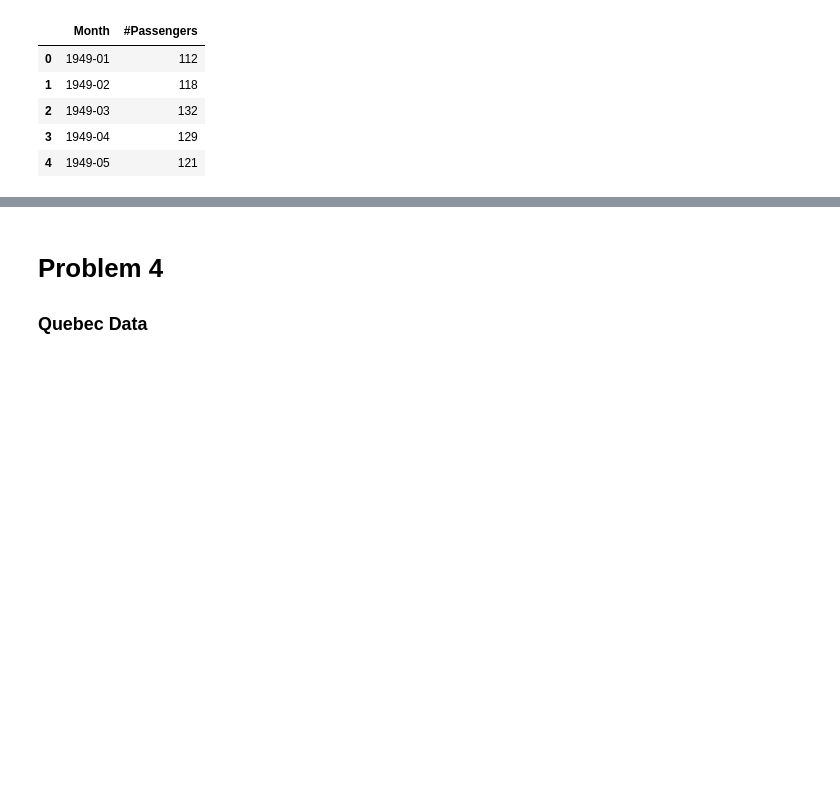
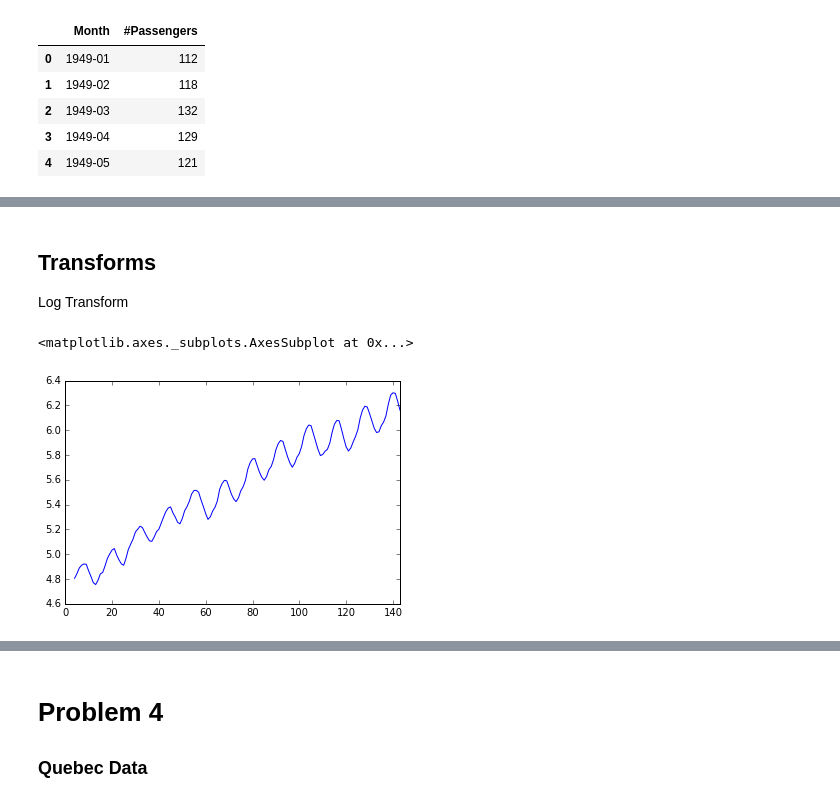
Before and after one commit to RohanNagar/datasciencelab-utaustin, a Jupyter notebook: lab10/lab10.ipynb, the cells around one changed output, grey strips where cells are left out. Drawn from its saved outputs; the diff is of its cells as text; code cells hidden in the pictures; blank space fills up the shorter version.

```diff
--- a/lab10/lab10.ipynb
+++ b/lab10/lab10.ipynb
@@ -37,0 +59,10 @@ airline_data.head()
+# %% [markdown]
+## Transforms
+
+Log Transform
+# %%
+airline_data['#Passengers.log'] = np.log(airline_data['#Passengers'])
+pd.rolling_mean(airline_data['#Passengers.log'], window=5).plot()
+# %% [output]
+<matplotlib.axes._subplots.AxesSubplot at 0x...>
+[figure, added]
```
Also changed, not shown: parts of 17 cells of this notebook.
